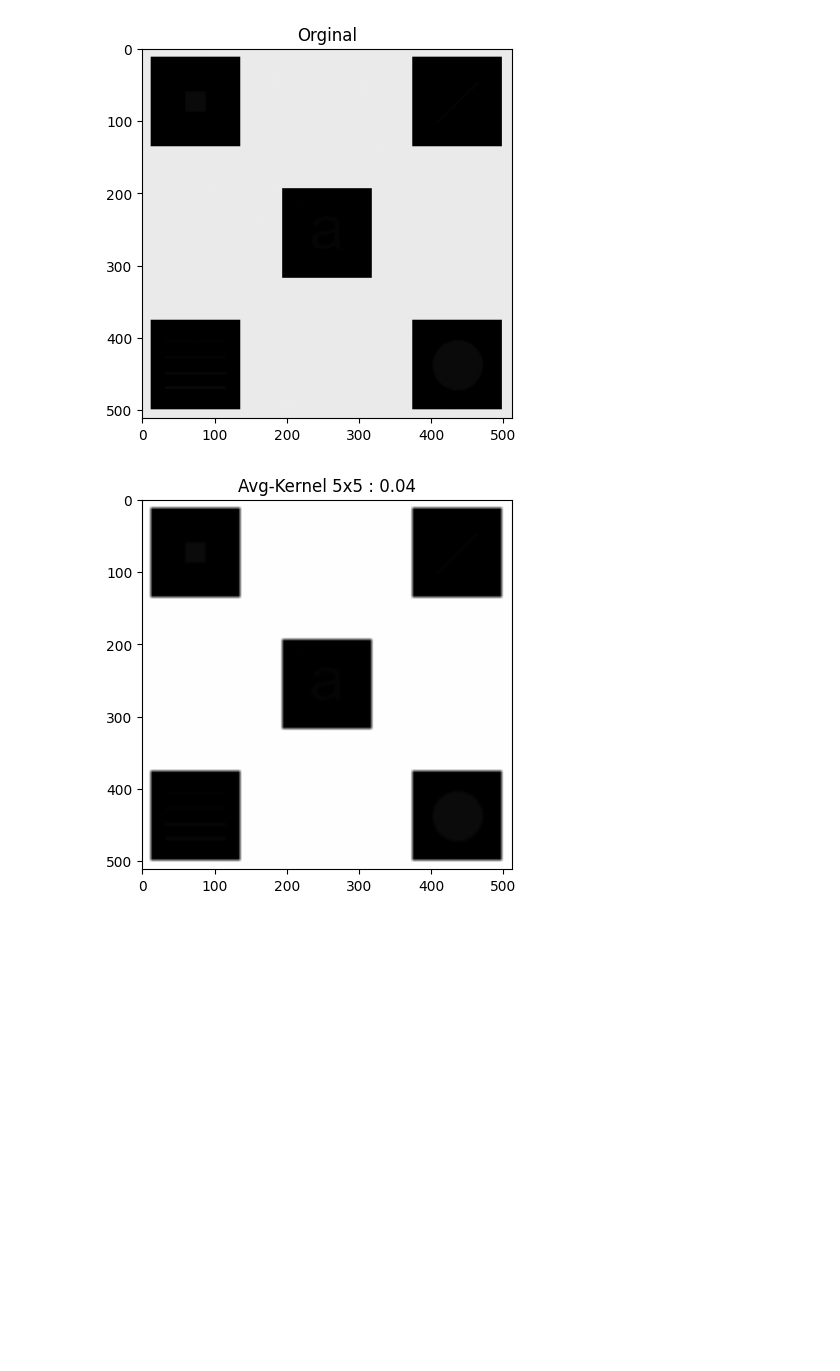
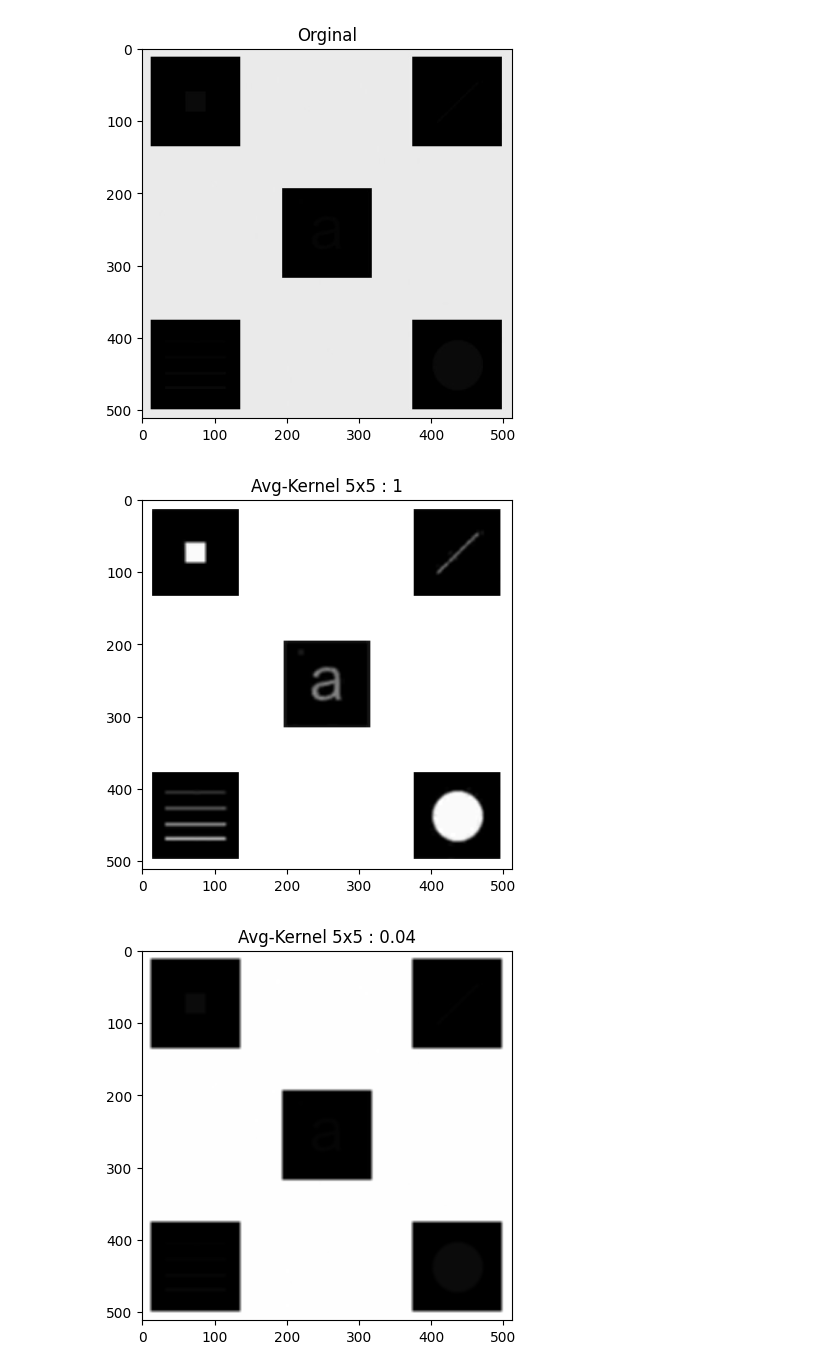
Before and after one commit to MSaberian/PyLearnImageProcessing, a Jupyter notebook: PyLearnIPHistogramEqualization/magic.ipynb, the cells around one changed output. Drawn from its saved outputs; the diff is of its cells as text; code cells hidden in the pictures; blank space fills up the shorter version.

```diff
--- a/PyLearnIPHistogramEqualization/magic.ipynb
+++ b/PyLearnIPHistogramEqualization/magic.ipynb
@@ -9,6 +9,14 @@ plt.title('Orginal')
 plt.show()
 # %% [output]
 [figure]
+# %%
+kernel = np.ones((5,5),np.float32)
+result_5_1 = cv2.filter2D(image, -1, kernel)
+plt.imshow(result_5_1, cmap='gray')
+plt.title('Avg-Kernel 5x5 : 1.0')
+plt.show()
+# %% [output]
+[figure, added]
 # %%
 kernel = np.ones((5,5),np.float32) * 0.04
 result_5_4 = cv2.filter2D(image, -1, kernel)
```
Also changed, not shown: parts of 4 cells of this notebook, 12 other files.
